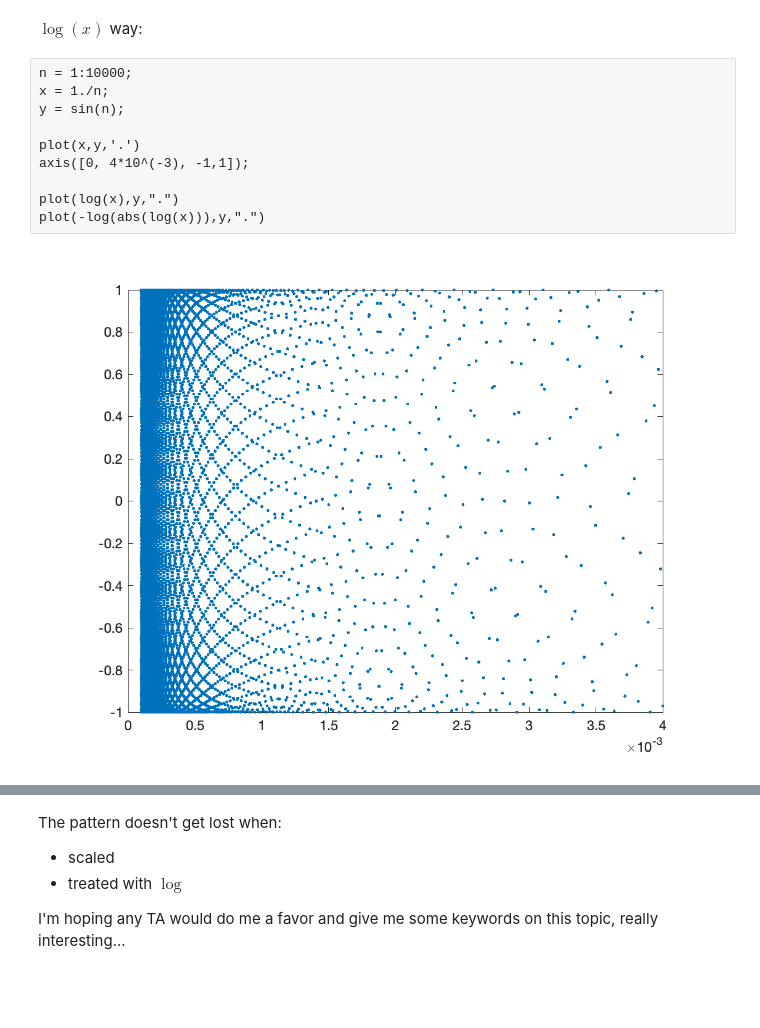
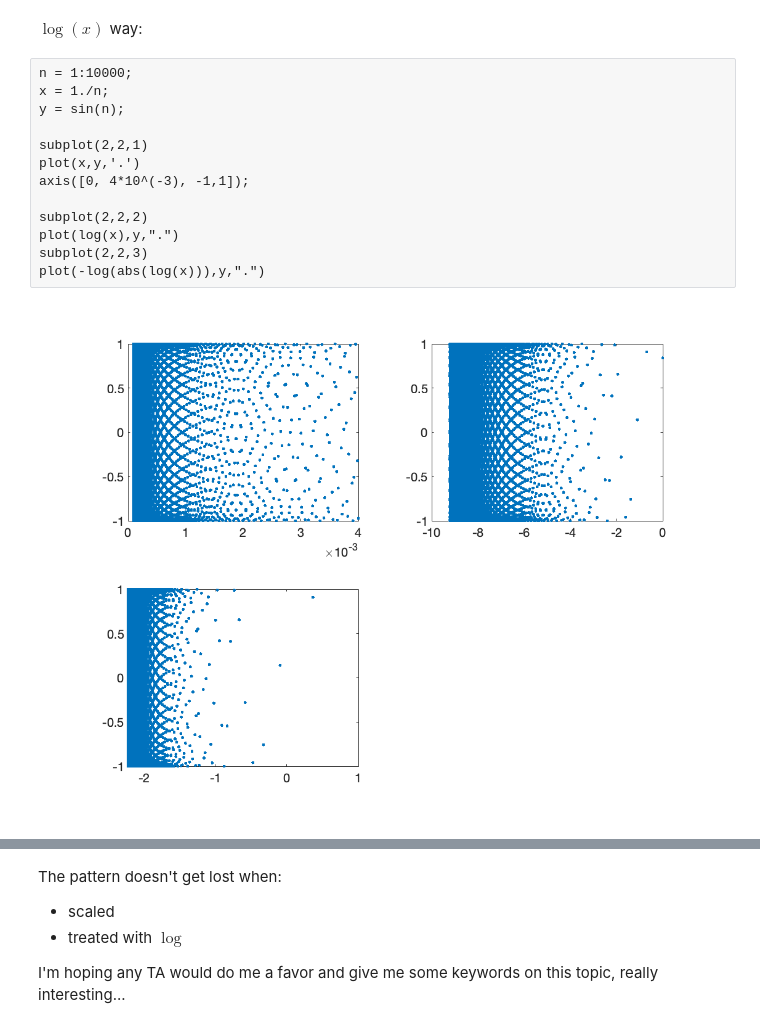
Before and after one commit to tiankaima/Notebooks, a Jupyter notebook: math-expt/lecture_1.ipynb, the cells around one changed output, grey strips where cells are left out. Drawn from its saved outputs; the diff is of its cells as text; blank space fills up the shorter version.

```diff
--- a/math-expt/lecture_1.ipynb
+++ b/math-expt/lecture_1.ipynb
@@ -229,12 +229,15 @@ $\log(x)$ way:
 # %%
 n = 1:10000;
 x = 1./n;
 y = sin(n);
 
+subplot(2,2,1)
 plot(x,y,'.')
 axis([0, 4*10^(-3), -1,1]);
 
+subplot(2,2,2)
 plot(log(x),y,".")
+subplot(2,2,3)
 plot(-log(abs(log(x))),y,".")
 # %% [output]
-[figure, old version]
+[figure, new version]
```
Also changed, not shown: parts of 8 cells of this notebook.
